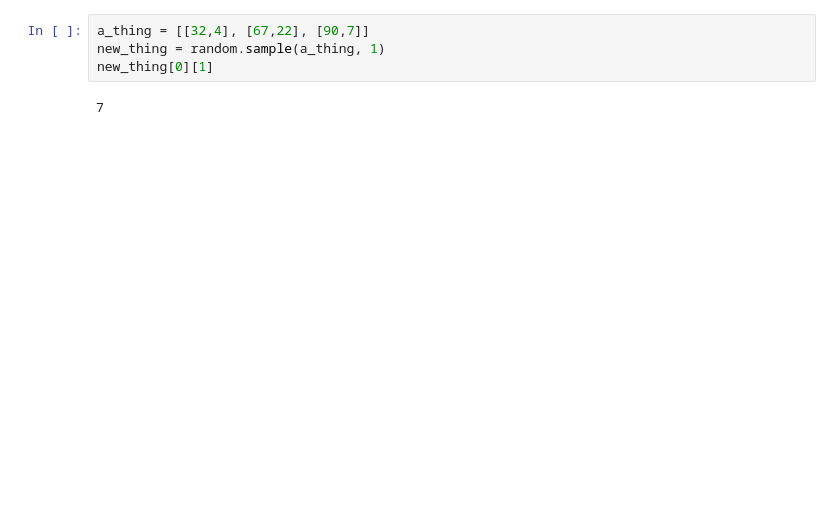
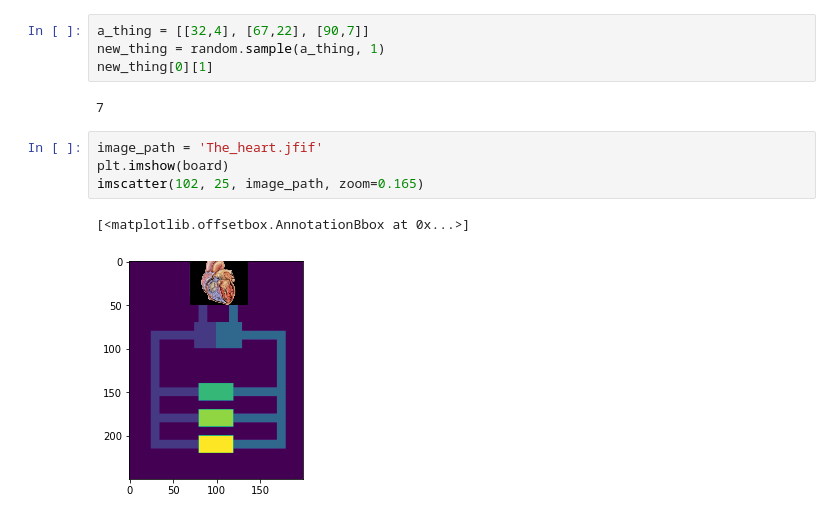
Before and after one commit to KewalinSamart/CMSE202_Final_Project, a Jupyter notebook: General_Blood_Class_Loop.ipynb, the cells around one changed output. Drawn from its saved outputs; the diff is of its cells as text; blank space fills up the shorter version.

```diff
--- a/General_Blood_Class_Loop.ipynb
+++ b/General_Blood_Class_Loop.ipynb
@@ -333,3 +358,10 @@ new_thing = random.sample(a_thing, 1)
 new_thing[0][1]
 # %% [output]
 7
+# %%
+image_path = 'The_heart.jfif'
+plt.imshow(board)
+imscatter(102, 25, image_path, zoom=0.165)
+# %% [output]
+[<matplotlib.offsetbox.AnnotationBbox at 0x...>]
+[figure, added]
```
Also changed, not shown: parts of 3 cells of this notebook.
